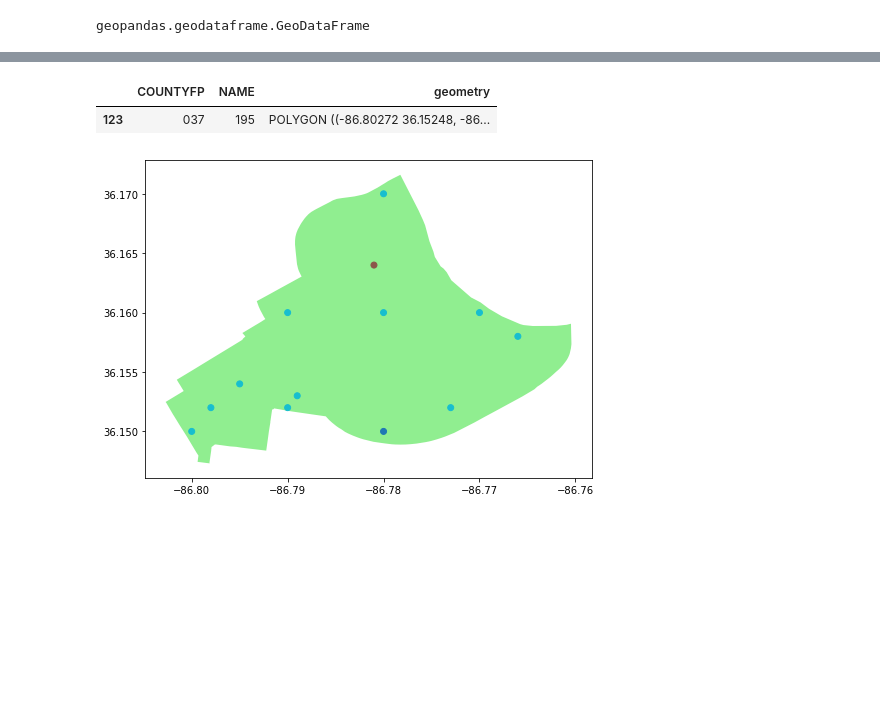
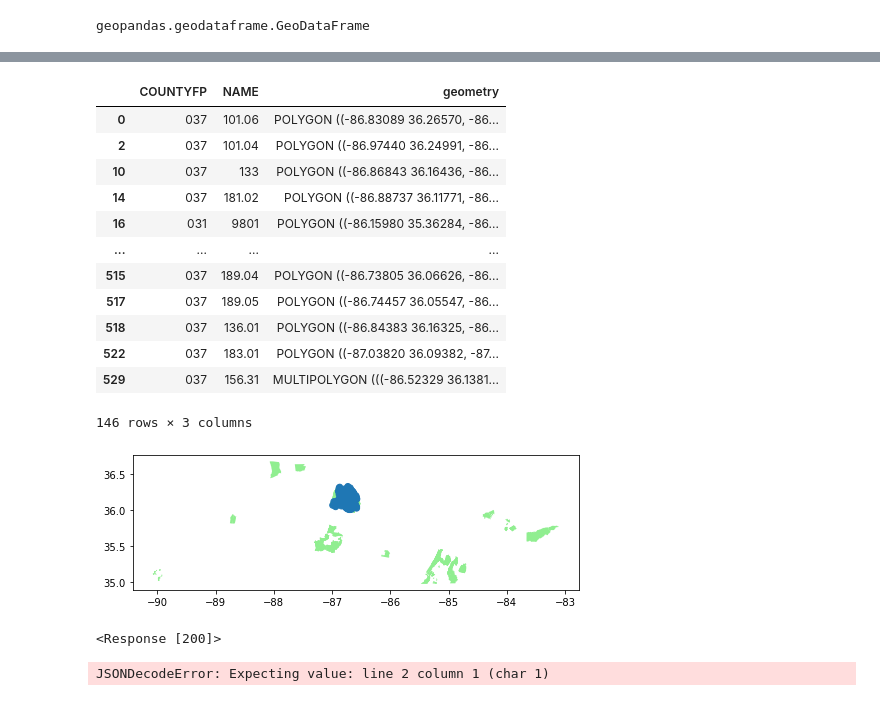
Before and after one commit to nss-data-science-cohort-5/geospatial_api-silver-sharks, a Jupyter notebook: Project2_Group_Conrad.ipynb, the cells around one changed output, grey strips where cells are left out. Drawn from its saved outputs; the diff is of its cells as text; code cells hidden in the pictures; blank space fills up the shorter version.

```diff
--- a/Project2_Group_Conrad.ipynb
+++ b/Project2_Group_Conrad.ipynb
@@ -33,7 +24,7 @@ res = response.json()
 res = pd.DataFrame(res, columns=['incident_reported', 'offense_description', 'latitude', 'longitude', 'zip_code'])
 res['date_reported'] = res['incident_reported'].str.split("T", expand=True)[0]
 res_trimmed = res.drop(columns='incident_reported')
-burglary_reports = res_trimmed[res_trimmed['offense_description'].str.contains('BURGLARY')]
-burglary_reports.head()
+burglary_reports = res_trimmed[res_trimmed['offense_description'].str.contains('BURGLARY- AGGRAVATED')]
+burglary_reports
 # %% [output]
 |  | offense_description | latitude | longitude | zip_code | date_reported |
@@ -150,12 +139,25 @@ burglaries_in_195
-# %%
-polygon195 = census_tract.loc[census_tract['NAME']=='195']
-polygon195
-# %% [output]
-|  | COUNTYFP | NAME | geometry |
-| 123 | 037 | 195 | POLYGON ((-86.80272 36.15248, -86... |
+# %%
+census_tract_names = burglary_by_tract['NAME']
+census_tract_names = pd.DataFrame(census_tract_names)
+polygon_nash = pd.merge(census_tract, census_tract_names, on = 'NAME')
+polygon_nash.drop_duplicates(subset='NAME')
+# %% [output]
+|  | COUNTYFP | NAME | geometry |
+| 0 | 037 | 101.06 | POLYGON ((-86.83089 36.26570, -86... |
+| 2 | 037 | 101.04 | POLYGON ((-86.97440 36.24991, -86... |
+| 10 | 037 | 133 | POLYGON ((-86.86843 36.16436, -86... |
+| 14 | 037 | 181.02 | POLYGON ((-86.88737 36.11771, -86... |
+| 16 | 031 | 9801 | POLYGON ((-86.15980 35.36284, -86... |
+| ... | ... | ... | ... |
+| 515 | 037 | 189.04 | POLYGON ((-86.73805 36.06626, -86... |
+| 517 | 037 | 189.05 | POLYGON ((-86.74457 36.05547, -86... |
+| 518 | 037 | 136.01 | POLYGON ((-86.84383 36.16325, -86... |
+| 522 | 037 | 183.01 | POLYGON ((-87.03820 36.09382, -87... |
+| 529 | 037 | 156.31 | MULTIPOLYGON (((-86.52329 36.1381... |
+146 rows × 3 columns
 # %%
-ax = polygon195.plot(figsize = (8, 10), color = 'lightgreen')
-burglaries_in_195.plot(ax = ax, column = 'offense_description')
+ax = polygon_nash.plot(figsize = (8, 10), color = 'lightgreen')
+burglary_by_tract.plot(ax = ax, column = 'offense_description')
 plt.show();
 # %% [output]
-[figure, old version]
+[figure, new version]
@@ -161,0 +175,9 @@ plt.show();
+# %%
+response = requests.get(endpoint, params)
+response
+# %% [output]
+<Response [200]>
+# %%
+response.json()
+# %% [output]
+JSONDecodeError: Expecting value: line 2 column 1 (char 1)
```
Also changed, not shown: parts of 10 cells of this notebook.
